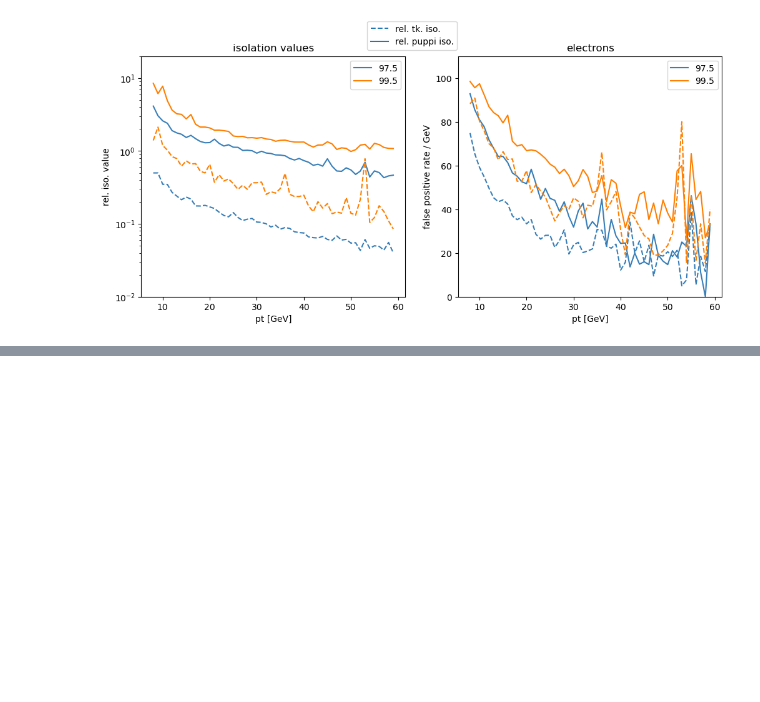
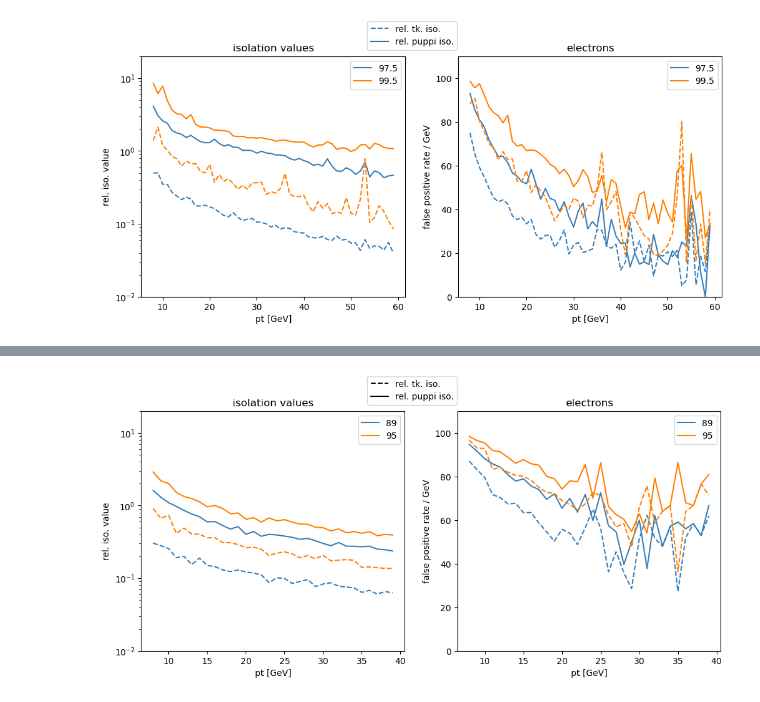
Before and after one commit to arsahasransu/asahasra-flat-table-analyser, a Jupyter notebook: make_roc_and_rate.ipynb, the cells around one changed output, grey strips where cells are left out. Cells and saved outputs as stored; diff of their text form; code cells hidden in the pictures; blank space fills up the shorter version.

```diff
--- a/make_roc_and_rate.ipynb
+++ b/make_roc_and_rate.ipynb
@@ -595,0 +603,7 @@ fig, ax = ptbinned_rate_analysis_by_signal_percentile_contours(ebspt, ebsabsiso,
+# %%
+fig, ax = ptbinned_rate_analysis_by_signal_percentile_contours(eespt, eesiso, eespreiso,
+                                                               eebpt, eebiso, eebpreiso,
+                                                               refl = "rel. tk. iso.", newl = "rel. puppi iso.",
+                                                               percentiles = [89, 95], ptrange=(8, 40))
+# %% [output]
+[figure, added]
```
Also changed, not shown: parts of 4 cells of this notebook.
